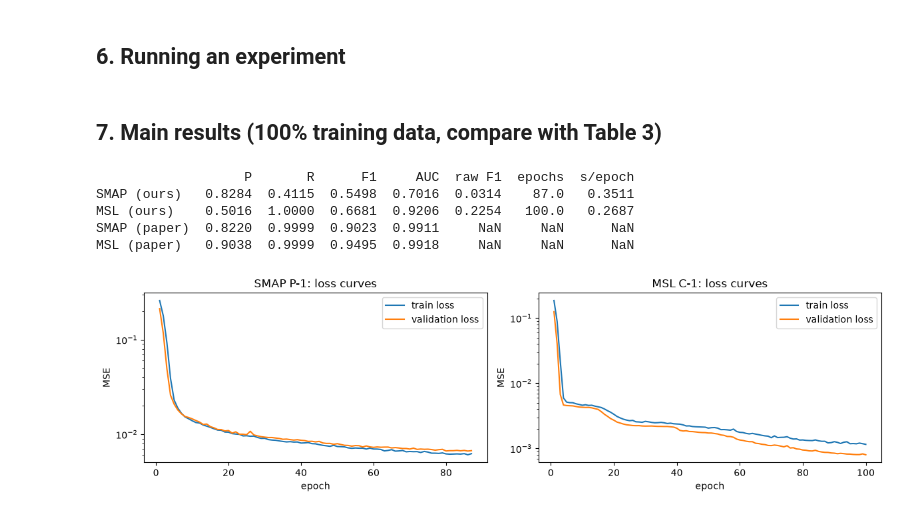
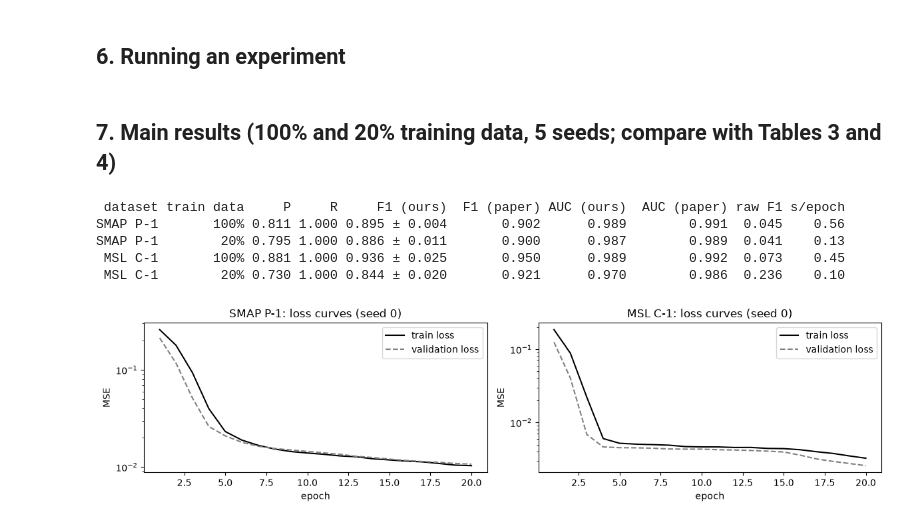
Before and after one commit to Vivek-k7/DTAAD-Anomaly-Detection, a Jupyter notebook: DTAAD.ipynb, the cells around one changed output. Saved outputs shown, nothing was run; the diff lists cells and outputs as text; code cells hidden in the pictures.

```diff
--- a/DTAAD.ipynb
+++ b/DTAAD.ipynb
@@ -128,7 +123,7 @@ class TCNLayer(nn.Module):
 def make_tcn(dims, kind):
     if kind == 'local':
         return nn.Sequential(*[TCNLayer(dims, 4, 1) for _ in range(3)])
-    n_layers = math.ceil(math.log2((WINDOW - 1) / (3 - 1) + 1))          # Eq. 20
+    n_layers = math.ceil(math.log2((WINDOW - 1) / (3 - 1) + 1))          # Eq. 20 -> 3 layers
     return nn.Sequential(*[TCNLayer(dims, 3, 2 ** i) for i in range(n_layers)])
 
 def ffn(d_in, d_out):                                                    # Eq. 24
@@ -142,8 +137,8 @@ def positional_encoding(length, dims):
     pe[:, 1::2] = torch.cos(pos * freq)[:, :dims // 2]
     return pe
 
-#TCN -> Transformer encoder -> decoder. Input (batch, window, dims), output (batch, dims)."""
 class Branch(nn.Module):
+    """TCN -> Transformer encoder -> decoder. Input (batch, window, dims), output (batch, dims)."""
     def __init__(self, dims, kind, use_transformer=True):
         super().__init__()
         self.tcn = make_tcn(dims, kind)
@@ -180,8 +175,6 @@ class DTAAD(nn.Module):
             x = x + o2.unsqueeze(1)                                      # feed O2 back over the whole window
         return self.glob(x), o2                                          # global prediction Ô1
 
-model = DTAAD(25)
-print('parameters (25 dims):', sum(p.numel() for p in model.parameters()))
-print(model.glob.tcn)
+print('parameters (25 dims):', sum(p.numel() for p in DTAAD(25).parameters()))
 # %% [output]
 parameters (25 dims): 22575
@@ -310,43 +273,51 @@ def evaluate(train_scores, test_scores, labels, low_quantile):
 # %% [markdown]
 ## 6. Running an experiment
 # %%
-def run(ds, train_fraction=1.0, **variant):
-    torch.manual_seed(0); np.random.seed(0)
+def run(ds, train_fraction=1.0, seed=0, **variant):
+    torch.manual_seed(seed); np.random.seed(seed)
     train, test, labels = load_channel(CHANNEL[ds])
     if train_fraction < 1:                                    # "20% data" setting: middle slice of the series
         mid, half = len(train) // 2, int(len(train) * train_fraction / 2)
         train = train[mid - half: mid + half]
-    train, test = preprocess(train, test)
+    train, test = preprocess(train, test, seed)
     train_w, test_w = make_windows(train), make_windows(test)
     n_val = len(train_w) // 5
     model = DTAAD(train.shape[1], **variant).to(device)
     history = train_model(model, train_w[:-n_val], train_w[-n_val:], LR[ds])
     train_scores, test_scores = anomaly_scores(model, train_w), anomaly_scores(model, test_w)
-    metrics, thresholds = evaluate(train_scores, test_scores, labels, LOW_QUANTILE[ds])
+    metrics, threshold = evaluate(train_scores, test_scores, labels, ds)
     metrics['epochs'], metrics['s/epoch'] = len(history), history.seconds.mean()
-    return dict(metrics=metrics, history=history, model=model, test=test, test_w=test_w,
-                test_scores=test_scores, thresholds=thresholds, labels=labels)
+    return dict(metrics=metrics, history=history, test_score=test_scores.mean(axis=1),
+                threshold=threshold, labels=labels)
 # %% [markdown]
-## 7. Main results (100% training data, compare with Table 3)
+## 7. Main results (100% and 20% training data, 5 seeds; compare with Tables 3 and 4)
-# %%
-main = {ds: run(ds) for ds in CHANNEL}
-paper = {'SMAP': {'P': 0.8220, 'R': 0.9999, 'F1': 0.9023, 'AUC': 0.9911},
-         'MSL': {'P': 0.9038, 'R': 0.9999, 'F1': 0.9495, 'AUC': 0.9918}}
-table = pd.DataFrame({**{f'{ds} (ours)': main[ds]['metrics'] for ds in CHANNEL},
-                      **{f'{ds} (paper)': paper[ds] for ds in CHANNEL}}).T
-print(table.round(4))
-# %% [output]
-                   P       R      F1     AUC  raw F1  epochs  s/epoch
-SMAP (ours)   0.8284  0.4115  0.5498  0.7016  0.0314    87.0   0.3511
-MSL (ours)    0.5016  1.0000  0.6681  0.9206  0.2254   100.0   0.2687
-SMAP (paper)  0.8220  0.9999  0.9023  0.9911     NaN     NaN      NaN
-MSL (paper)   0.9038  0.9999  0.9495  0.9918     NaN     NaN      NaN
+# %%
+runs = {(ds, frac): [run(ds, frac, seed) for seed in SEEDS] for ds in CHANNEL for frac in (1.0, 0.2)}
+paper = {('SMAP', 1.0): (0.902, 0.991), ('SMAP', 0.2): (0.900, 0.989),
+         ('MSL', 1.0): (0.950, 0.992), ('MSL', 0.2): (0.921, 0.986)}
+rows = []
+for (ds, frac), rs in runs.items():
+    m = pd.DataFrame([r['metrics'] for r in rs])
+    rows.append({'dataset': f'{ds} {CHANNEL[ds]}', 'train data': f'{frac:.0%}',
+                 'P': f"{m.P.mean():.3f}", 'R': f"{m.R.mean():.3f}",
+                 'F1 (ours)': f"{m.F1.mean():.3f} ± {m.F1.std():.3f}", 'F1 (paper)': paper[ds, frac][0],
+                 'AUC (ours)': f"{m.AUC.mean():.3f}", 'AUC (paper)': paper[ds, frac][1],
+                 'raw F1': f"{m['raw F1'].mean():.3f}", 's/epoch': f"{m['s/epoch'].mean():.2f}"})
+table = pd.DataFrame(rows)
+print(table.to_string(index=False))
+# %% [output]
+ dataset train data     P     R     F1 (ours)  F1 (paper) AUC (ours)  AUC (paper) raw F1 s/epoch
+SMAP P-1       100% 0.811 1.000 0.895 ± 0.004       0.902      0.989        0.991  0.045    0.56
+SMAP P-1        20% 0.795 1.000 0.886 ± 0.011       0.900      0.987        0.989  0.041    0.13
+ MSL C-1       100% 0.881 1.000 0.936 ± 0.025       0.950      0.989        0.992  0.073    0.45
+ MSL C-1        20% 0.730 1.000 0.844 ± 0.020       0.921      0.970        0.986  0.236    0.10
 # %%
-fig, axes = plt.subplots(1, 2, figsize=(12, 3.5))
+fig, axes = plt.subplots(1, 2, figsize=(12, 3.2))
 for ax, ds in zip(axes, CHANNEL):
-    h = main[ds]['history']
-    ax.plot(h.epoch, h.train, label='train loss'); ax.plot(h.epoch, h.val, label='validation loss')
-    ax.set(yscale='log', xlabel='epoch', ylabel='MSE', title=f'{ds} {CHANNEL[ds]}: loss curves'); ax.legend()
-plt.tight_layout(); plt.savefig('results/3_loss_curves.png'); plt.show()
+    h = runs[ds, 1.0][0]['history']
+    ax.plot(h.epoch, h.train, color='black', label='train loss')
+    ax.plot(h.epoch, h.val, color='gray', ls='--', label='validation loss')
+    ax.set(yscale='log', xlabel='epoch', ylabel='MSE', title=f'{ds} {CHANNEL[ds]}: loss curves (seed 0)'); ax.legend()
+plt.tight_layout(); plt.savefig('results/3_loss_curves.png', dpi=150); plt.show()
 # %% [output]
-[figure, old version]
+[figure, new version]
```
Also changed, not shown: parts of 24 cells of this notebook.
